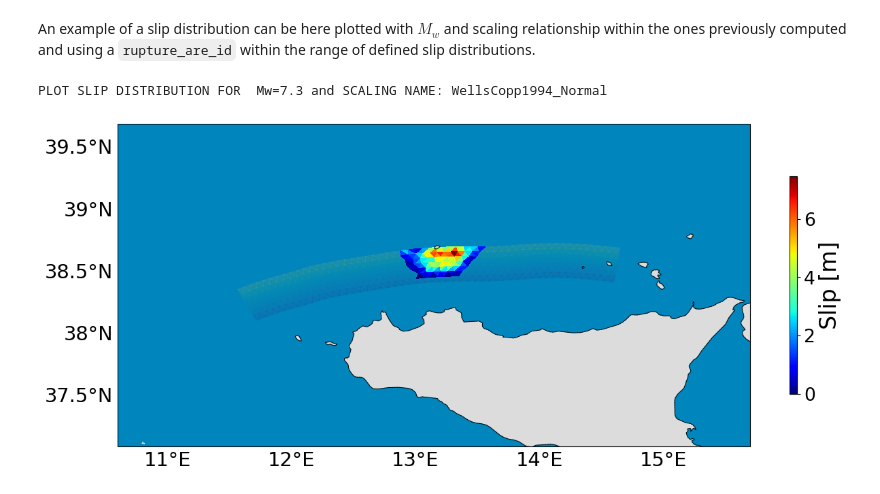
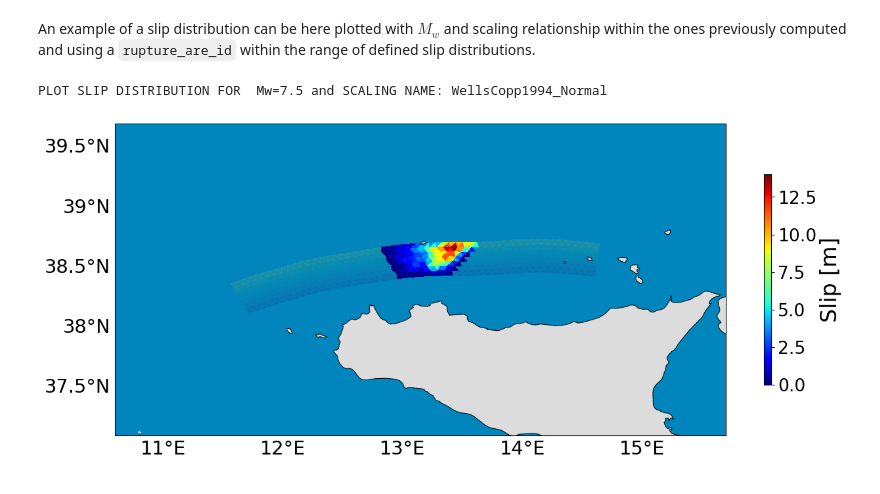
Before and after one commit to antonioscalaunina/pyANTI-FASc, a Jupyter notebook: bin/antifasc_main_Ex2.ipynb, the cells around one changed output. Saved outputs shown, nothing was run; the diff lists cells and outputs as text; code cells hidden in the pictures.

```diff
--- a/bin/antifasc_main_Ex2.ipynb
+++ b/bin/antifasc_main_Ex2.ipynb
@@ -322,19 +319,19 @@ Computing slip distributions for the homogeneous and variable rigidity cases
 An example of a slip distribution can be here plotted with $M_w$ and scaling relationship within the ones previously computed and using a `rupture_are_id` within the range of defined slip distributions.
 # %%
 #plot slip distribution for the specified combination of Mw and scaling name
-Mw=7.3
+Mw=7.5
 scaling='WellsCopp1994_Normal'
 Rupture_area_id=0
 
 print(f'PLOT SLIP DISTRIBUTION FOR  Mw={Mw} and SCALING NAME: {scaling}')
 
 fig = plt.figure(figsize=(15, 15))
 subplots=111
 #generate default basemap
 fig,ax=Slab_obj.plot_basemap(fig,subplots)
 
 #plot rupturing area
 Slab_obj.plot_slip_dist(Mw,scaling,Rupture_area_id,ax,fig,False,True)
 # %% [output]
-PLOT SLIP DISTRIBUTION FOR  Mw=7.3 and SCALING NAME: WellsCopp1994_Normal
+PLOT SLIP DISTRIBUTION FOR  Mw=7.5 and SCALING NAME: WellsCopp1994_Normal
-[figure, old version]
+[figure, new version]
```
Also changed, not shown: parts of 3 cells of this notebook, 3 other files.
